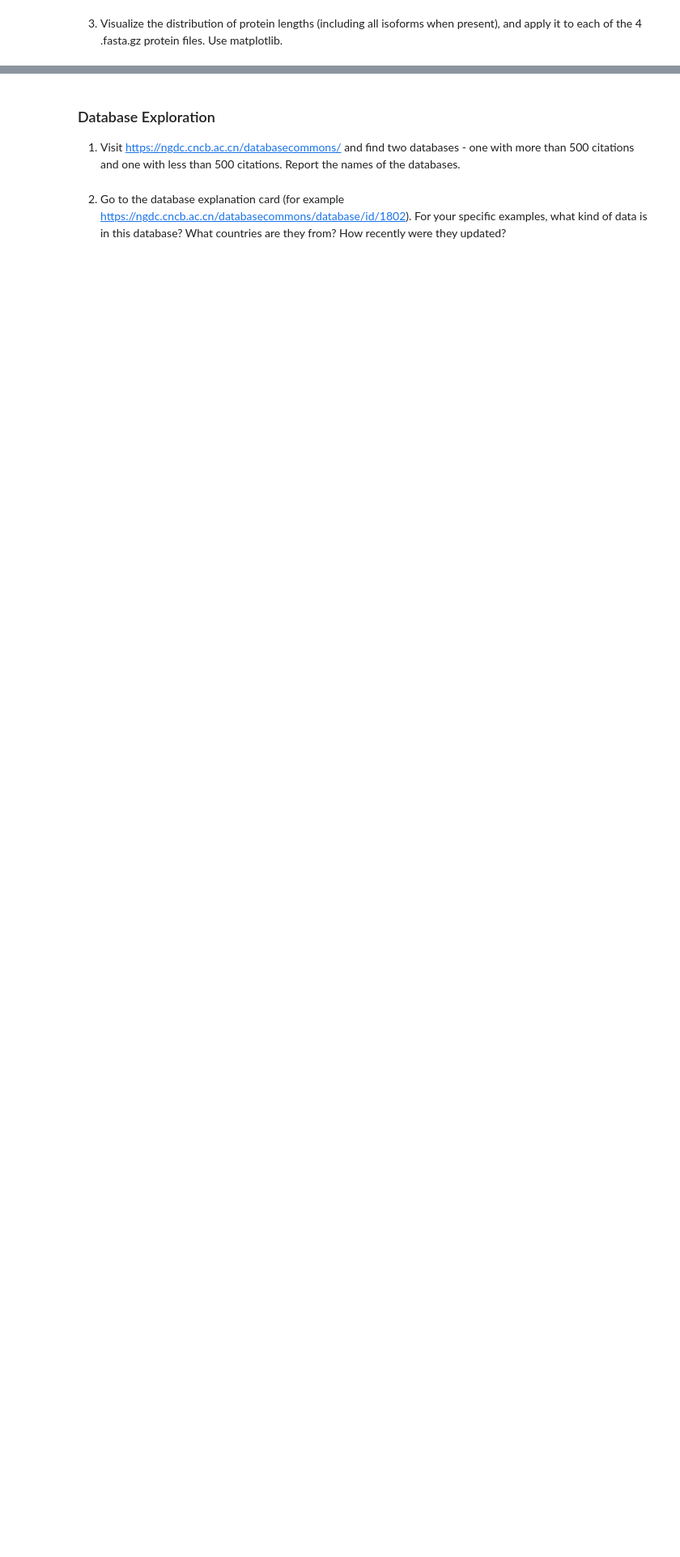
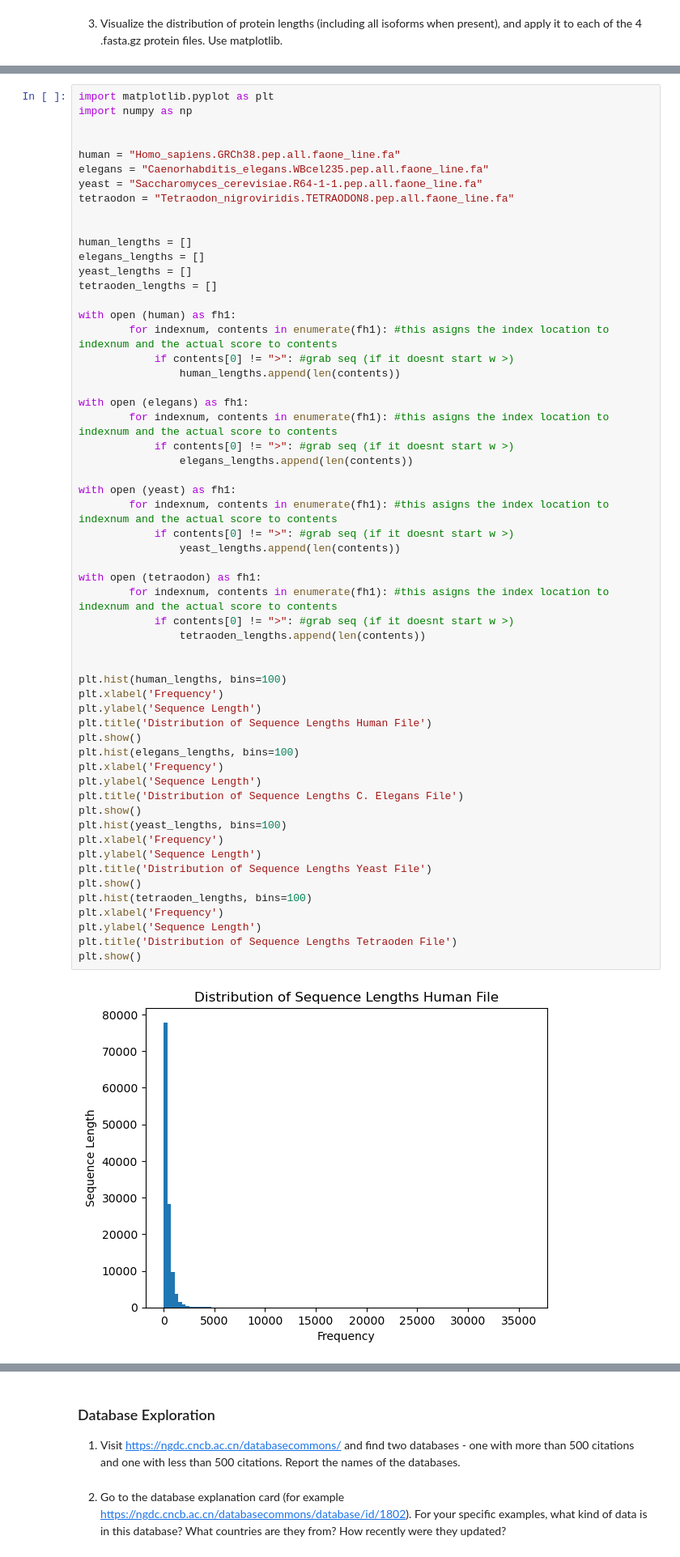
Before and after one commit to calzamora/ICA2, a Jupyter notebook: ICA2.ipynb, the cells around one changed output, grey strips where cells are left out. Shown at 81% size. Cells and saved outputs as stored; diff of their text form; blank space fills up the shorter version.

Commit message:
graphs done

```diff
--- a/ICA2.ipynb
+++ b/ICA2.ipynb
@@ -18,0 +207,59 @@ The goal of this exercise is to familiarize yourself with the resources provided
+# %%
+import matplotlib.pyplot as plt
+import numpy as np
+
+
+human = "Homo_sapiens.GRCh38.pep.all.faone_line.fa"
+elegans = "Caenorhabditis_elegans.WBcel235.pep.all.faone_line.fa"
+yeast = "Saccharomyces_cerevisiae.R64-1-1.pep.all.faone_line.fa"
+tetraodon = "Tetraodon_nigroviridis.TETRAODON8.pep.all.faone_line.fa"
+
+
+human_lengths = []
+elegans_lengths = []
+yeast_lengths = []
+tetraoden_lengths = []
+
+with open (human) as fh1:
+        for indexnum, contents in enumerate(fh1): #this asigns the index location to indexnum and the actual score to contents
+            if contents[0] != ">": #grab seq (if it doesnt start w >)
+                human_lengths.append(len(contents))
+
+with open (elegans) as fh1:
+        for indexnum, contents in enumerate(fh1): #this asigns the index location to indexnum and the actual score to contents
+            if contents[0] != ">": #grab seq (if it doesnt start w >)
+                elegans_lengths.append(len(contents))
+
+with open (yeast) as fh1:
+        for indexnum, contents in enumerate(fh1): #this asigns the index location to indexnum and the actual score to contents
+            if contents[0] != ">": #grab seq (if it doesnt start w >)
+                yeast_lengths.append(len(contents))
+
+with open (tetraodon) as fh1:
+        for indexnum, contents in enumerate(fh1): #this asigns the index location to indexnum and the actual score to contents
+            if contents[0] != ">": #grab seq (if it doesnt start w >)
+                tetraoden_lengths.append(len(contents))
+
+
+plt.hist(human_lengths, bins=100)
+plt.xlabel('Frequency')
+plt.ylabel('Sequence Length')
+plt.title('Distribution of Sequence Lengths Human File')
+plt.show()
+plt.hist(elegans_lengths, bins=100)
+plt.xlabel('Frequency')
+plt.ylabel('Sequence Length')
+plt.title('Distribution of Sequence Lengths C. Elegans File')
+plt.show()
+plt.hist(yeast_lengths, bins=100)
+plt.xlabel('Frequency')
+plt.ylabel('Sequence Length')
+plt.title('Distribution of Sequence Lengths Yeast File')
+plt.show()
+plt.hist(tetraoden_lengths, bins=100)
+plt.xlabel('Frequency')
+plt.ylabel('Sequence Length')
+plt.title('Distribution of Sequence Lengths Tetraoden File')
+plt.show()
+# %% [output]
+[figure, added]
```
Also changed, not shown: parts of 9 cells of this notebook, 3 other files.
